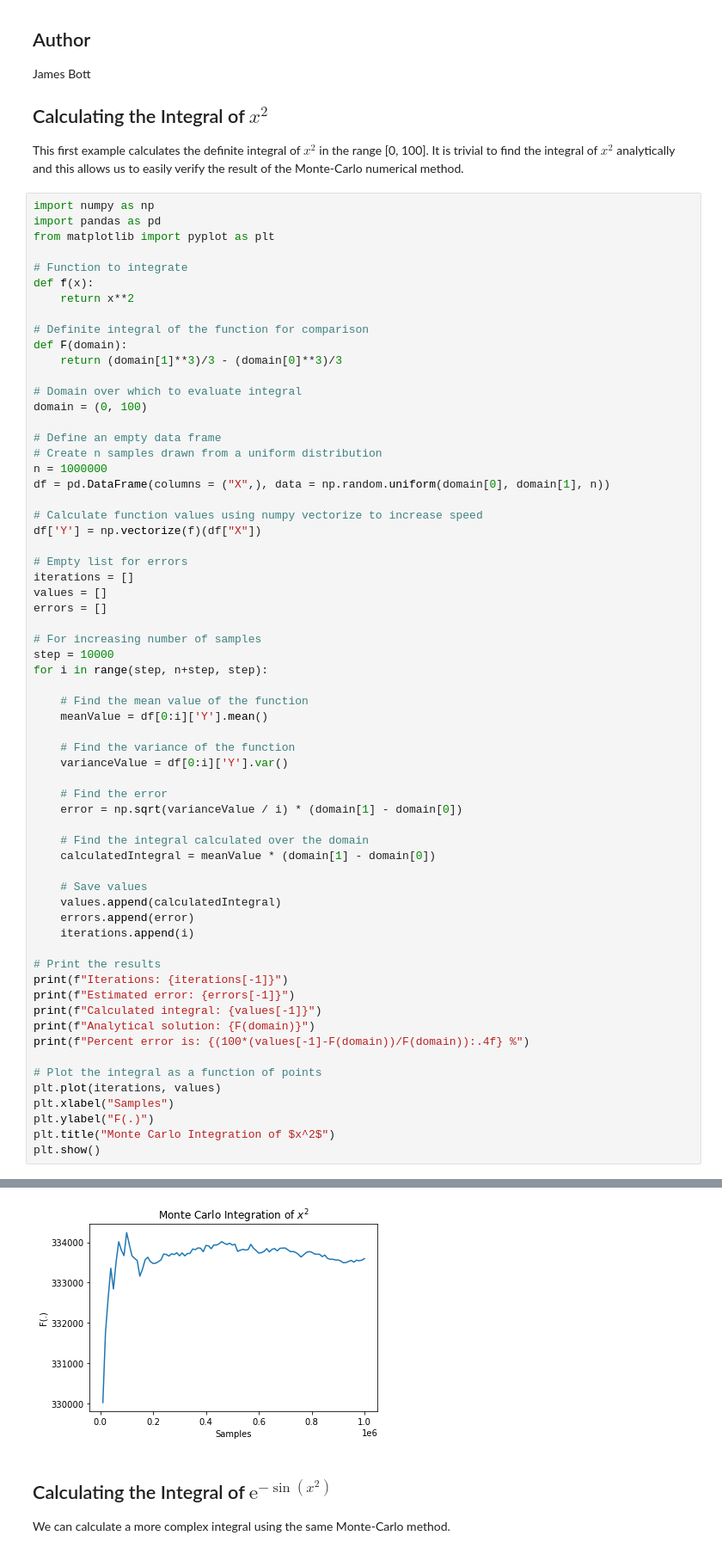
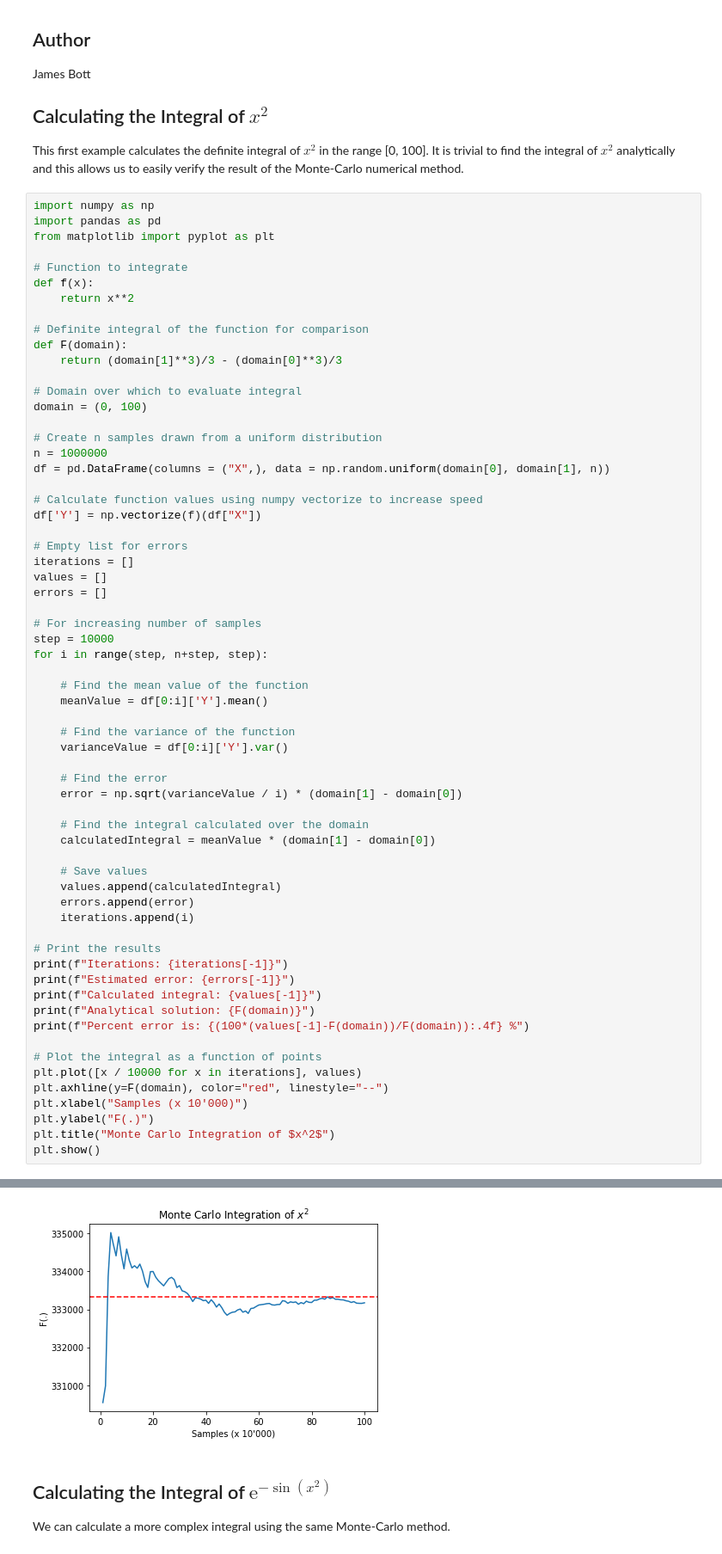
Before and after one commit to bott-j/monte-carlo-integration-python, a Jupyter notebook: monte_carlo_numerical_integration.ipynb, the cells around one changed output, grey strips where cells are left out. Shown: that part at 86% size. Saved outputs shown, nothing was run; the diff lists cells and outputs as text.

```diff
--- a/monte_carlo_numerical_integration.ipynb
+++ b/monte_carlo_numerical_integration.ipynb
@@ -25,7 +25,6 @@ def F(domain):
 # Domain over which to evaluate integral
 domain = (0, 100)
 
-# Define an empty data frame
 # Create n samples drawn from a uniform distribution
 n = 1000000
 df = pd.DataFrame(columns = ("X",), data = np.random.uniform(domain[0], domain[1], n))
@@ -67,8 +66,9 @@ print(f"Analytical solution: {F(domain)}")
 print(f"Percent error is: {(100*(values[-1]-F(domain))/F(domain)):.4f} %")
 
 # Plot the integral as a function of points
-plt.plot(iterations, values)
-plt.xlabel("Samples")
+plt.plot([x / 10000 for x in iterations], values)
+plt.axhline(y=F(domain), color="red", linestyle="--")
+plt.xlabel("Samples (x 10'000)")
 plt.ylabel("F(.)")
 plt.title("Monte Carlo Integration of $x^2$")
 plt.show()
@@ -81,4 +81,4 @@ Percent error is: 0.0791 %
-[figure, old version]
+[figure, new version]
 # %% [markdown]
 ## Calculating the Integral of $\mathrm{e}^{-\sin(x^2)}$
 
```
Also changed, not shown: parts of 3 cells of this notebook, 2 other files.
